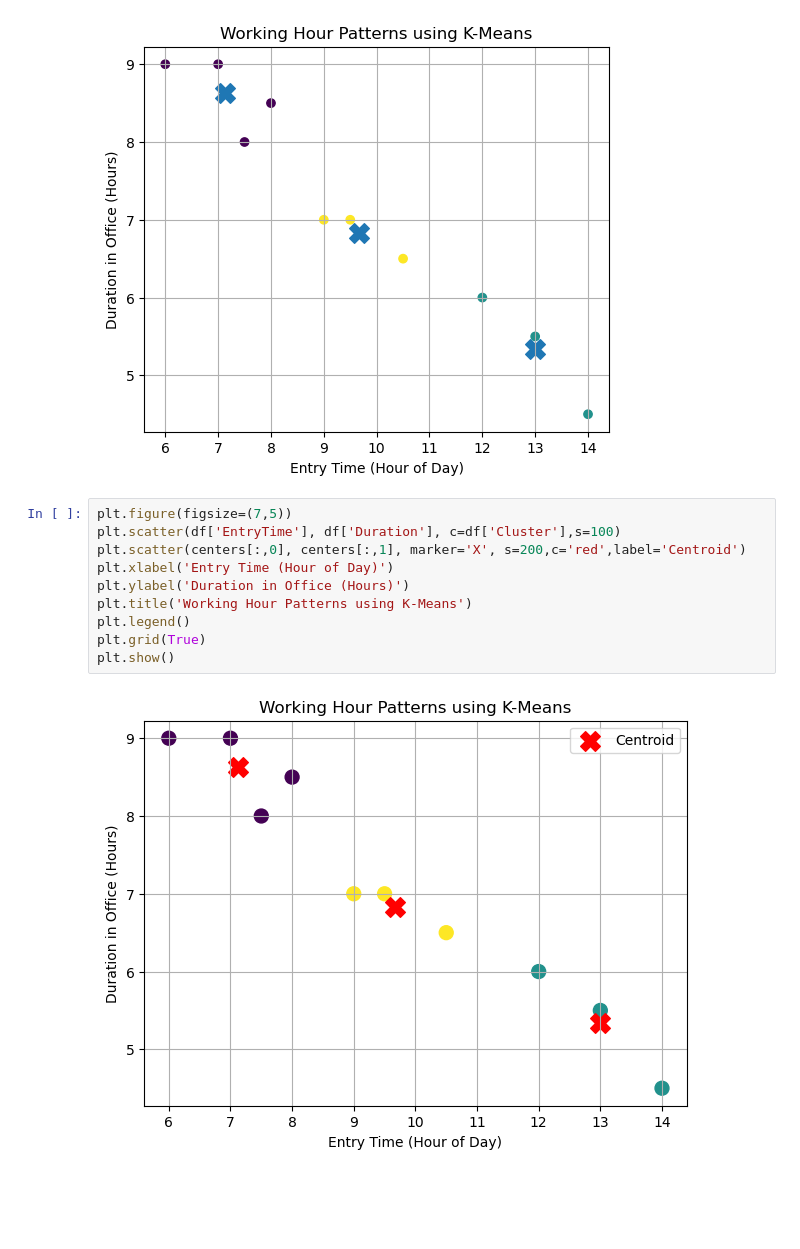
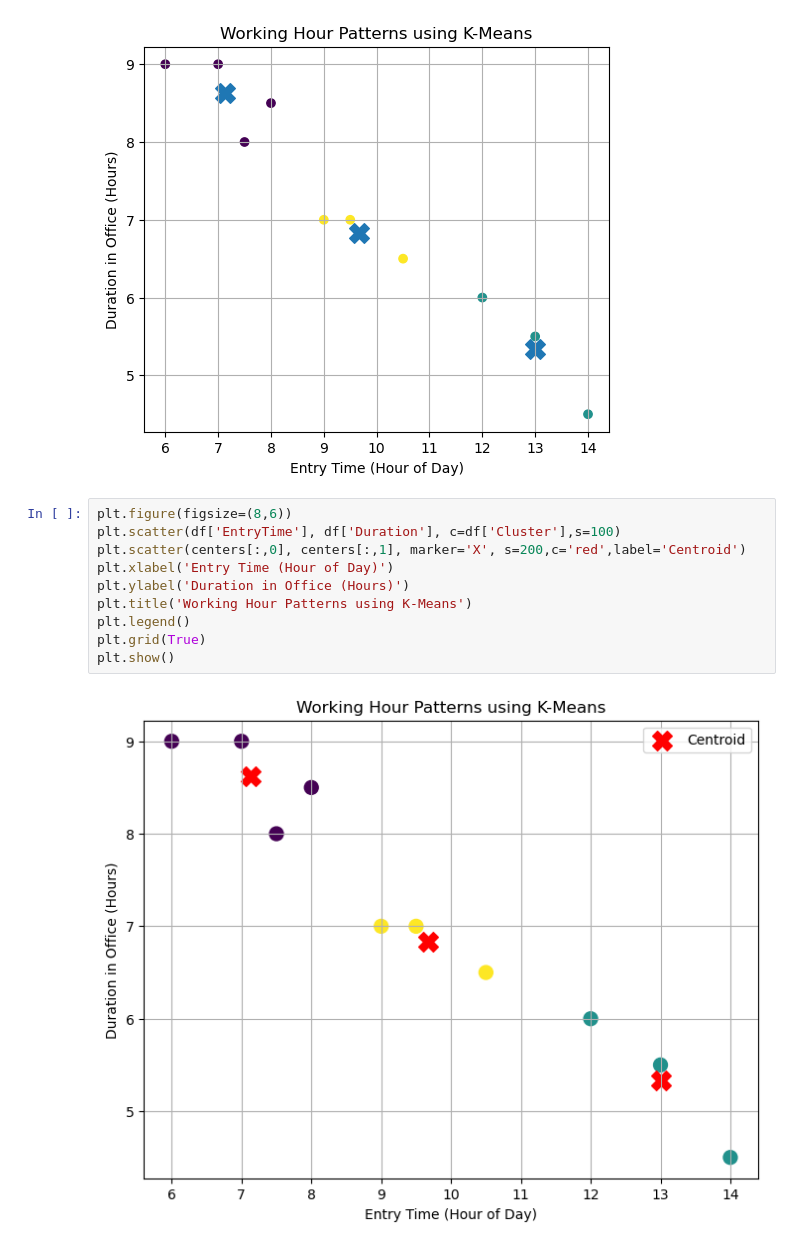
Before and after one commit to salman1256/aimltraining, a Jupyter notebook: Day-17(II)/K-MeansAlgoEx.ipynb, the cells around one changed output. Cells and saved outputs as stored; diff of their text form; blank space fills up the shorter version.

```diff
--- a/Day-17(II)/K-MeansAlgoEx.ipynb
+++ b/Day-17(II)/K-MeansAlgoEx.ipynb
@@ -68,17 +68,17 @@ plt.show()
 # %% [output]
 [figure]
 # %%
-plt.figure(figsize=(7,5))
+plt.figure(figsize=(8,6))
 plt.scatter(df['EntryTime'], df['Duration'], c=df['Cluster'],s=100)
 plt.scatter(centers[:,0], centers[:,1], marker='X', s=200,c='red',label='Centroid')
 plt.xlabel('Entry Time (Hour of Day)')
 plt.ylabel('Duration in Office (Hours)')
 plt.title('Working Hour Patterns using K-Means')
 plt.legend()
 plt.grid(True)
 plt.show()
 # %% [output]
-[figure, old version]
+[figure, new version]
 # %% [markdown]
 # Lab: Customer Segmentation using K-Means
 **Goal**: Group customers by Annual Income and Spending Score.
```
Also changed, not shown: parts of 5 cells of this notebook.
